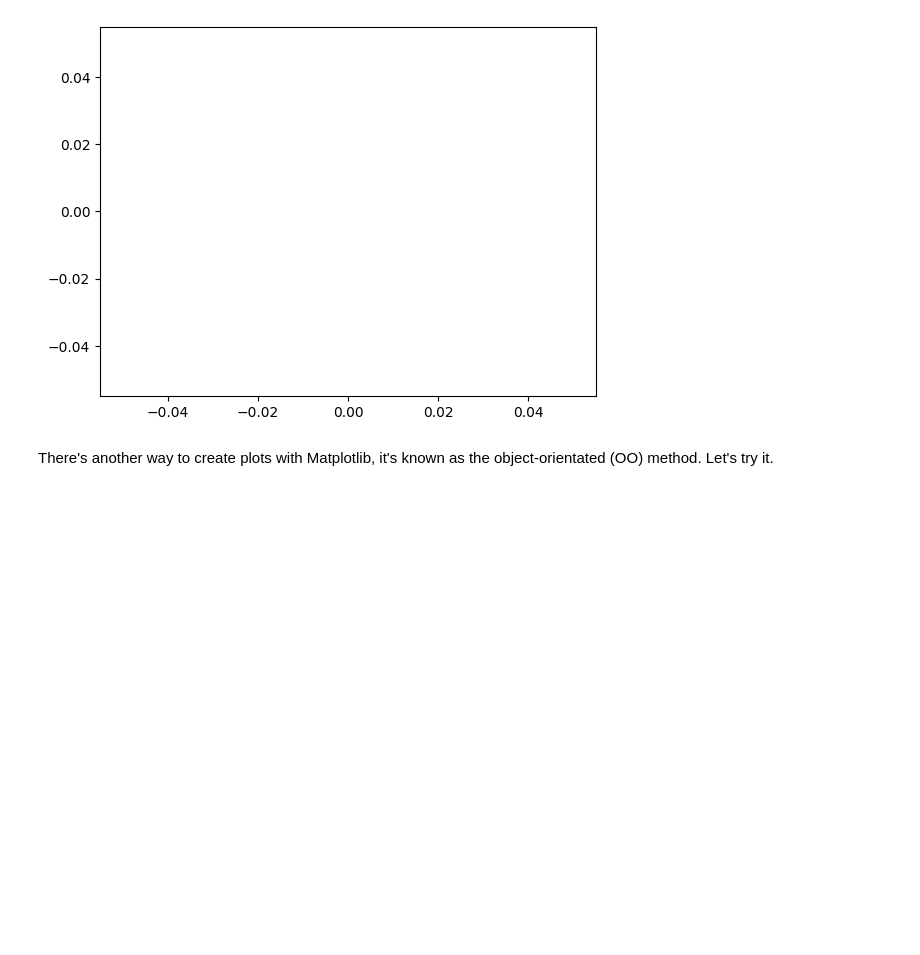
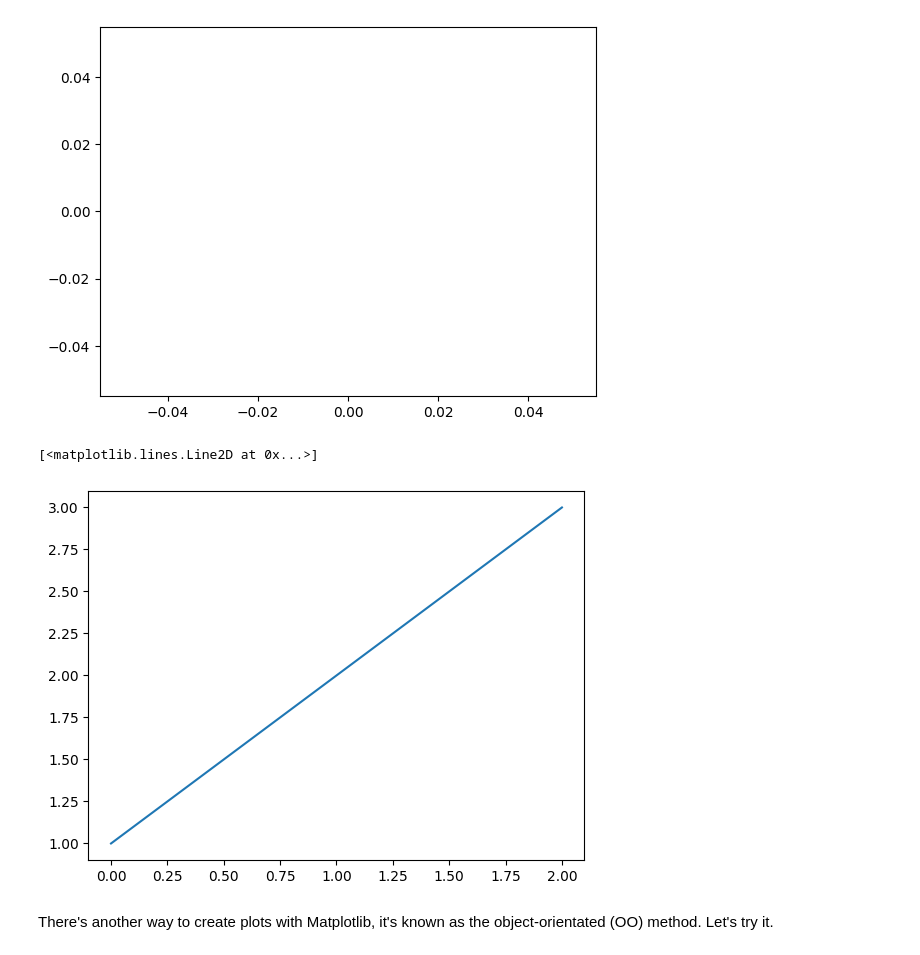
Before and after one commit to GhadeerZahwe/Matplotlib_Practice, a Jupyter notebook: matplotlib-exercises.ipynb, the cells around one changed output. Drawn from its saved outputs; the diff is of its cells as text; code cells hidden in the pictures; blank space fills up the shorter version.

```diff
--- a/matplotlib-exercises.ipynb
+++ b/matplotlib-exercises.ipynb
@@ -23,6 +23,10 @@ plt.plot()
 [figure]
 # %%
 # Plot a single Python list
+plt.plot([1,2,3])
+# %% [output]
+[<matplotlib.lines.Line2D at 0x...>]
+[figure, added]
 # %%
 # Create two lists, one called X, one called y, each with 5 numbers in them
 # %%
```
